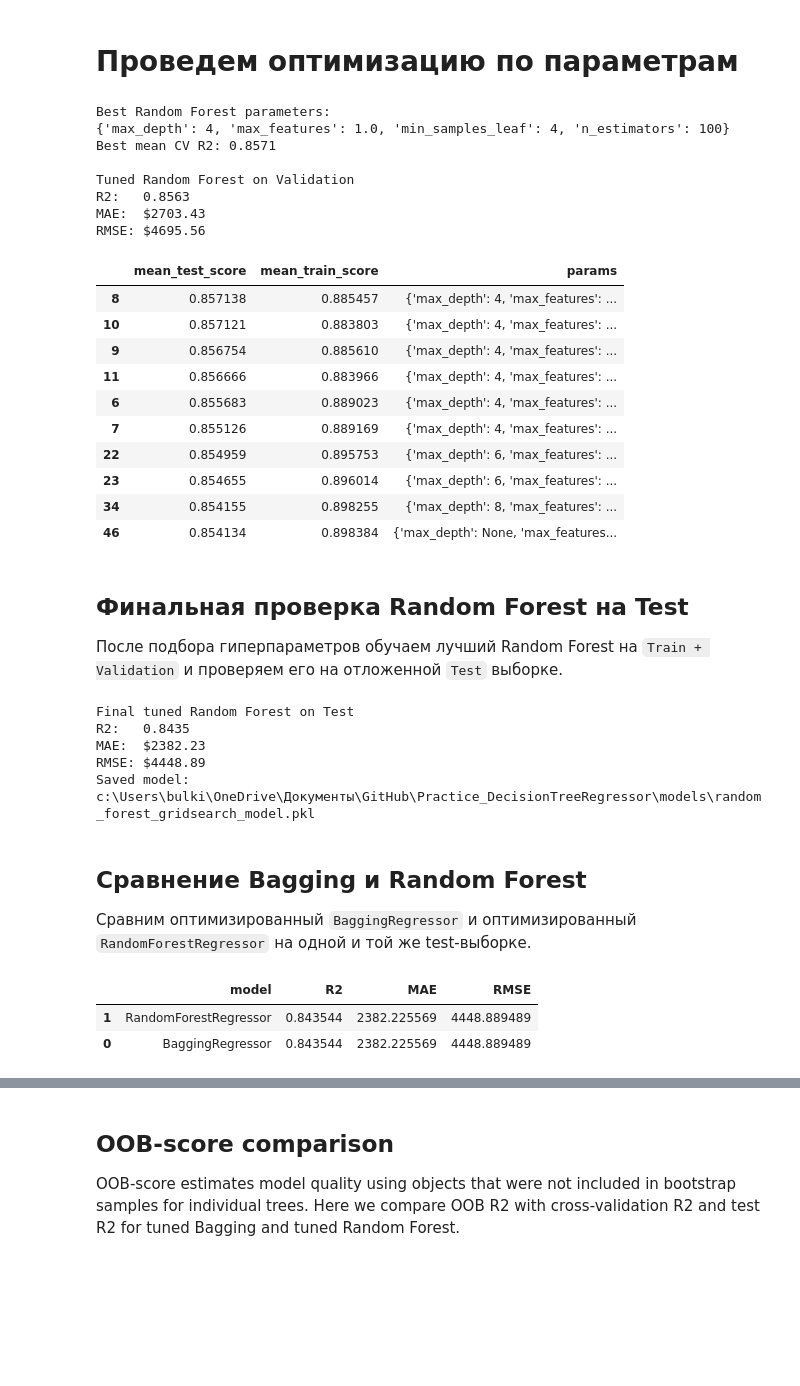
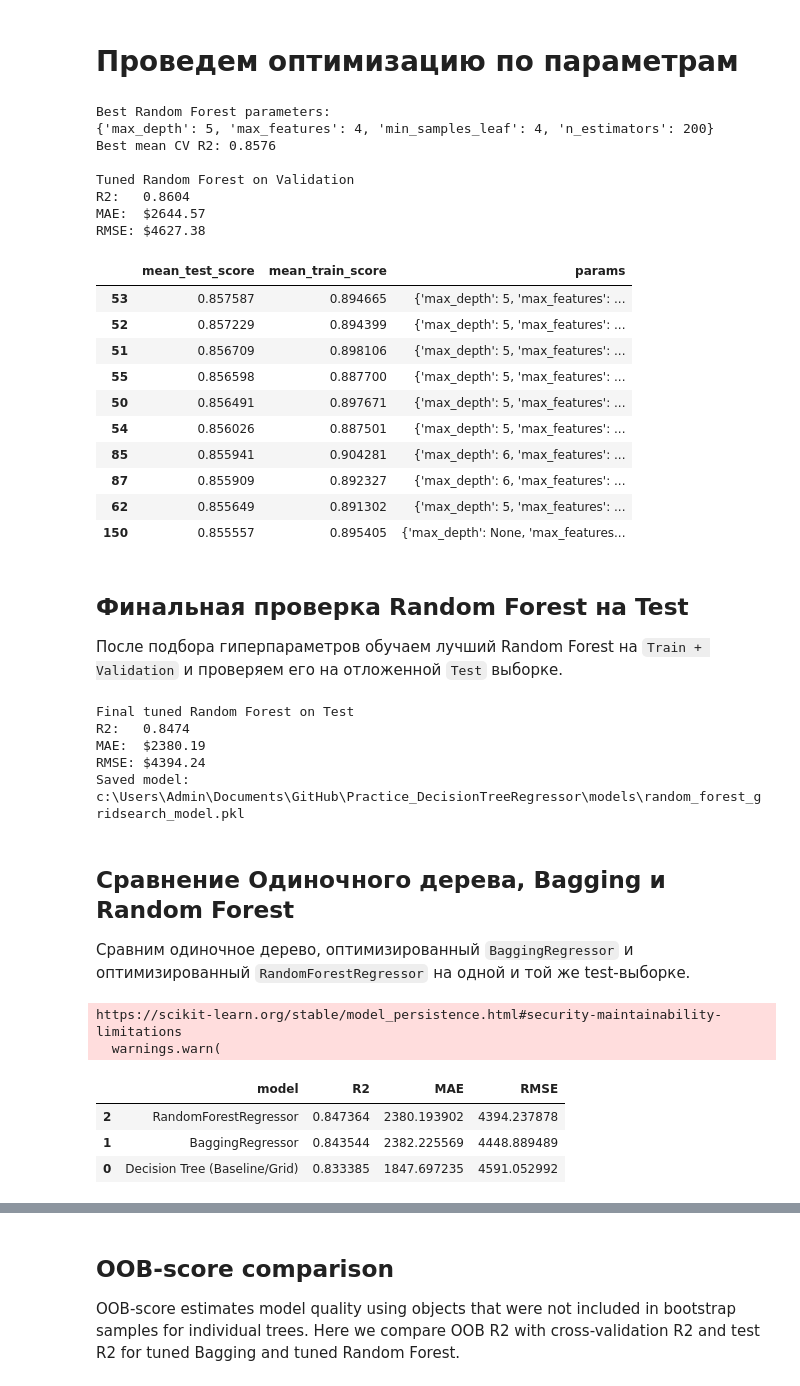
Before and after one commit to elena-kornaeva/Practice_DecisionTreeRegressor, a Jupyter notebook: notebooks/03_RF.ipynb, the cells around one changed output, grey strips where cells are left out. Cells and saved outputs as stored; diff of their text form; code cells hidden in the pictures; blank space fills up the shorter version.

```diff
--- a/notebooks/03_RF.ipynb
+++ b/notebooks/03_RF.ipynb
@@ -215,10 +215,10 @@ RMSE: $5106.27
 rf_cv = KFold(n_splits=5, shuffle=True, random_state=42)
 
 rf_param_grid = {
-    'n_estimators': [100, 200],
-    'max_depth': [4, 6, 8, None],
-    'min_samples_leaf': [1, 4, 8],
-    'max_features': ['sqrt', 1.0]
+    'n_estimators': [ 100, 200],
+    'max_depth': [3, 5, 6, 8, None],
+    'min_samples_leaf': [1, 2, 4, 8],
+    'max_features': [2, 3, 4, 6,]
 }
 
 rf_grid_search = GridSearchCV(
@@ -226,48 +226,48 @@ rf_grid_search = GridSearchCV(
     param_grid=rf_param_grid,
     scoring='r2',
     cv=rf_cv,
     n_jobs=-1,
     return_train_score=True
 )
 
 rf_grid_search.fit(X_train, y_train)
 
 best_rf_cv = rf_grid_search.best_estimator_
 rf_val_pred_grid = best_rf_cv.predict(X_val)
 
 print('Best Random Forest parameters:')
 print(rf_grid_search.best_params_)
 print(f"Best mean CV R2: {rf_grid_search.best_score_:.4f}")
 print('\nTuned Random Forest on Validation')
 print(f"R2:   {r2_score(y_val, rf_val_pred_grid):.4f}")
 print(f"MAE:  ${mean_absolute_error(y_val, rf_val_pred_grid):.2f}")
 print(f"RMSE: ${root_mean_squared_error(y_val, rf_val_pred_grid):.2f}")
 
 rf_cv_results = pd.DataFrame(rf_grid_search.cv_results_)
 rf_cv_results[['mean_test_score', 'mean_train_score', 'params']].sort_values(
     by='mean_test_score',
     ascending=False
 ).head(10)
 # %% [output]
 Best Random Forest parameters:
-{'max_depth': 4, 'max_features': 1.0, 'min_samples_leaf': 4, 'n_estimators': 100}
-Best mean CV R2: 0.8571
+{'max_depth': 5, 'max_features': 4, 'min_samples_leaf': 4, 'n_estimators': 200}
+Best mean CV R2: 0.8576
 
 Tuned Random Forest on Validation
-R2:   0.8563
-MAE:  $2703.43
-RMSE: $4695.56
+R2:   0.8604
+MAE:  $2644.57
+RMSE: $4627.38
 |  | mean_test_score | mean_train_score | params |
-| 8 | 0.857138 | 0.885457 | {'max_depth': 4, 'max_features': ... |
-| 10 | 0.857121 | 0.883803 | {'max_depth': 4, 'max_features': ... |
-| 9 | 0.856754 | 0.885610 | {'max_depth': 4, 'max_features': ... |
-| 11 | 0.856666 | 0.883966 | {'max_depth': 4, 'max_features': ... |
-| 6 | 0.855683 | 0.889023 | {'max_depth': 4, 'max_features': ... |
-| 7 | 0.855126 | 0.889169 | {'max_depth': 4, 'max_features': ... |
-| 22 | 0.854959 | 0.895753 | {'max_depth': 6, 'max_features': ... |
-| 23 | 0.854655 | 0.896014 | {'max_depth': 6, 'max_features': ... |
-| 34 | 0.854155 | 0.898255 | {'max_depth': 8, 'max_features': ... |
-| 46 | 0.854134 | 0.898384 | {'max_depth': None, 'max_features... |
+| 53 | 0.857587 | 0.894665 | {'max_depth': 5, 'max_features': ... |
+| 52 | 0.857229 | 0.894399 | {'max_depth': 5, 'max_features': ... |
+| 51 | 0.856709 | 0.898106 | {'max_depth': 5, 'max_features': ... |
+| 55 | 0.856598 | 0.887700 | {'max_depth': 5, 'max_features': ... |
+| 50 | 0.856491 | 0.897671 | {'max_depth': 5, 'max_features': ... |
+| 54 | 0.856026 | 0.887501 | {'max_depth': 5, 'max_features': ... |
+| 85 | 0.855941 | 0.904281 | {'max_depth': 6, 'max_features': ... |
+| 87 | 0.855909 | 0.892327 | {'max_depth': 6, 'max_features': ... |
+| 62 | 0.855649 | 0.891302 | {'max_depth': 5, 'max_features': ... |
+| 150 | 0.855557 | 0.895405 | {'max_depth': None, 'max_features... |
 # %% [markdown]
 ## Финальная проверка Random Forest на Test
 
@@ -289,16 +289,26 @@ joblib.dump(best_rf, models_dir / 'random_forest_gridsearch_model.pkl')
 print('Saved model:', models_dir / 'random_forest_gridsearch_model.pkl')
 # %% [output]
 Final tuned Random Forest on Test
-R2:   0.8435
-MAE:  $2382.23
-RMSE: $4448.89
-Saved model: c:\Users\bulki\OneDrive\Документы\GitHub\Practice_DecisionTreeRegressor\models\random_forest_gridsearch_model.pkl
+R2:   0.8474
+MAE:  $2380.19
+RMSE: $4394.24
+Saved model: c:\Users\Admin\Documents\GitHub\Practice_DecisionTreeRegressor\models\random_forest_gridsearch_model.pkl
 # %% [markdown]
-## Сравнение Bagging и Random Forest
+## Сравнение Одиночного дерева, Bagging и Random Forest
 
-Сравним оптимизированный `BaggingRegressor` и оптимизированный `RandomForestRegressor` на одной и той же test-выборке.
+Сравним одиночное дерево, оптимизированный `BaggingRegressor` и оптимизированный `RandomForestRegressor` на одной и той же test-выборке.
 # %%
+#Достаем нашу базовую модель, которую мы разрабатывали в 02_Baseline_Models.ipynb, для сравнения одиночного дерева с Bagging и Random Forest.
+best_tree = joblib.load("../models/decision_tree_gridsearch_model.pkl")
+y_pred_tree = best_tree.predict(X_test)
+
 comparison_df = pd.DataFrame([
+    {
+        'model': "Decision Tree (Baseline/Grid)",
+        'R2': r2_score(y_test, y_pred_tree),
+        'MAE': mean_absolute_error(y_test, y_pred_tree),
+        'RMSE': root_mean_squared_error(y_test, y_pred_tree),
+    },
     {
         'model': 'BaggingRegressor',
         'R2': r2_score(y_test, y_test_pred),
@@ -315,6 +325,9 @@ comparison_df = pd.DataFrame([
 
 comparison_df.sort_values(by='R2', ascending=False)
 # %% [output]
+https://scikit-learn.org/stable/model_persistence.html#security-maintainability-limitations
+  warnings.warn(
 |  | model | R2 | MAE | RMSE |
-| 1 | RandomForestRegressor | 0.843544 | 2382.225569 | 4448.889489 |
-| 0 | BaggingRegressor | 0.843544 | 2382.225569 | 4448.889489 |
+| 2 | RandomForestRegressor | 0.847364 | 2380.193902 | 4394.237878 |
+| 1 | BaggingRegressor | 0.843544 | 2382.225569 | 4448.889489 |
+| 0 | Decision Tree (Baseline/Grid) | 0.833385 | 1847.697235 | 4591.052992 |
```
Also changed, not shown: parts of 10 cells of this notebook, 4 other files.
